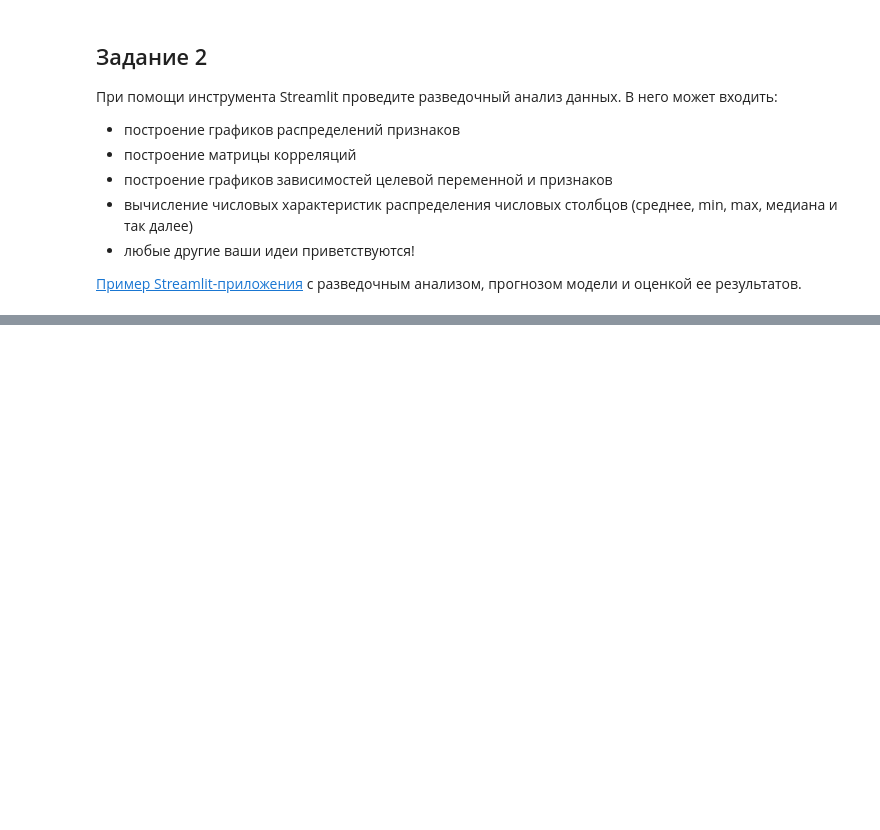
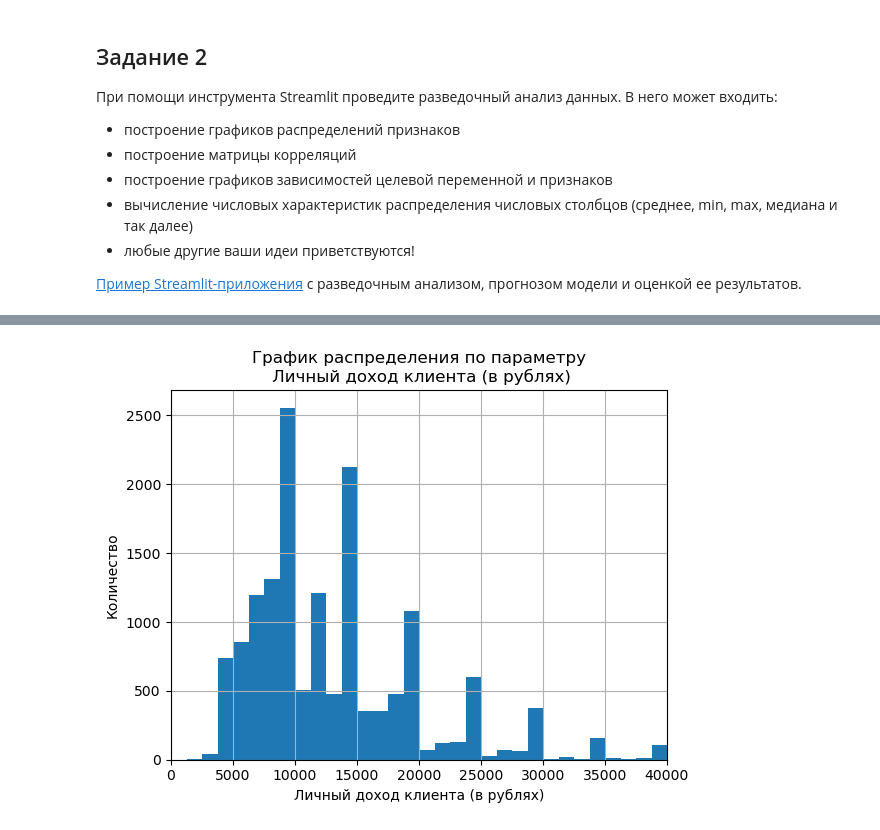
Before and after one commit to ermetim/HW-1_Streamlit_EDA, a Jupyter notebook: BD_homework.ipynb, the cells around one changed output, grey strips where cells are left out. Saved outputs shown, nothing was run; the diff lists cells and outputs as text; code cells hidden in the pictures; blank space fills up the shorter version.

```diff
--- a/BD_homework.ipynb
+++ b/BD_homework.ipynb
@@ -296,0 +470,17 @@ st.pyplot(fig)
+# %%
+# Построим график распределения по личному доходу клиента
+st.subheader("График распределения по параметру Личный доход клиента")
+
+
+fig, ax = plt.subplots()
+plt.title('График распределения по параметру\n Личный доход клиента (в рублях)')
+ax.hist(df['PERSONAL_INCOME'], bins=200)
+
+ax.set_xlabel('Личный доход клиента (в рублях)')
+ax.set_ylabel('Количество')
+ax.set_xlim([0, 40000])
+plt.grid('all')
+
+# fig
+# %% [output]
+[figure, added]
```
Also changed, not shown: parts of 35 cells of this notebook, 3 other files.
